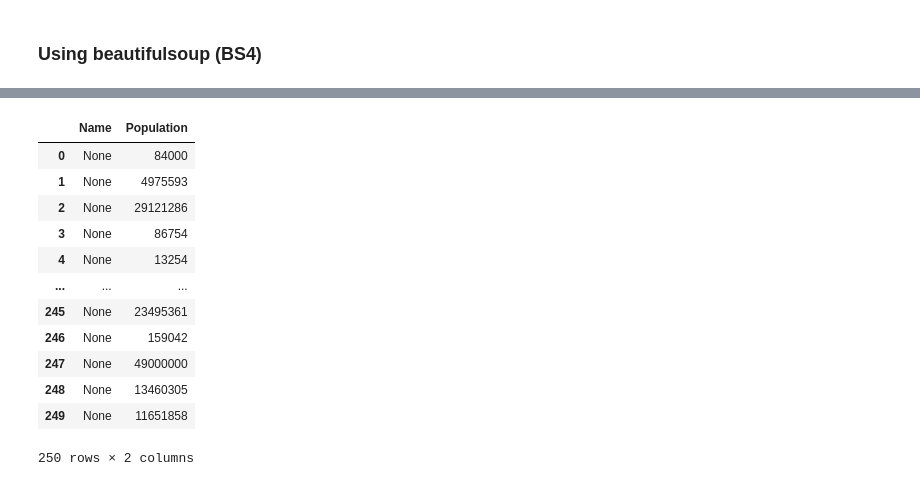
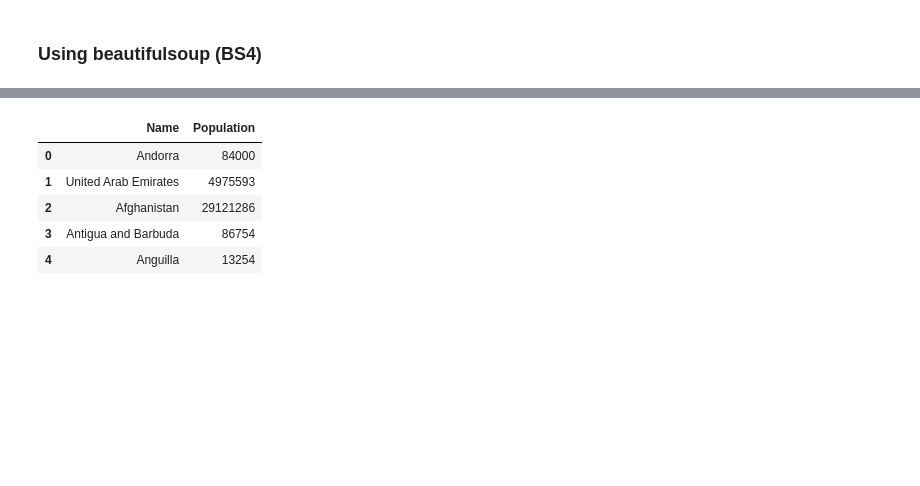
Before and after one commit to Ankit1726/AIML_Resources, a Jupyter notebook: Data_Collection/class_1.ipynb, the cells around one changed output, grey strips where cells are left out. Saved outputs shown, nothing was run; the diff lists cells and outputs as text; code cells hidden in the pictures; blank space fills up the shorter version.

```diff
--- a/Data_Collection/class_1.ipynb
+++ b/Data_Collection/class_1.ipynb
@@ -184,6 +186,8 @@ print(res.status_code)
 if res.status_code == 200:
     print(res.headers)
 
-with open('scraped_data/data1.html','w') as f:
-    f.write(res.text) # single page scraped
+    with open('data.html', 'w', encoding='utf-8') as f:
+        f.write(res.text)
+else:
+    print("Request failed:", res.status_code)
 # %% [output]
@@ -197,6 +203,6 @@ Requirement already satisfied: lxml in d:\aiml prime\venv\lib\site-packages (6.0
 # %%
 from bs4 import BeautifulSoup
-with open("scraped_data/data1.html","r") as  f:
+with open("data.html","r") as  f:
     html_content = f.read()
 
 soup = BeautifulSoup(html_content,"html.parser")
@@ -222,15 +228,9 @@ soup
 </html>
 # %%
-## bs4 methods
+## Bs4 Methods
 all_h3 = soup.find_all("h3")
-all_countires = []
-
-for h3 in all_h3:
-    name = print(h3.get_text(strip=True))
-    # print(h3.find_parent("div")['class'])
-
-    population = h3.find_next("div").select("span.country-population")[0].get_text(strip=True)
-
-    #print(h3.find_next("div").select_one("span.country-population").get_text(strip=True))
-
-    all_countires.append([name,population])
+all_countries = []
+for h3 in soup.find_all("h3"):
+    name = h3.get_text(strip=True)
+    population = h3.find_next("span", class_="country-population").get_text(strip=True)
+    all_countries.append((name, population))
@@ -255,21 +237,14 @@ Zimbabwe
 # %%
 import pandas as pd
-df = pd.DataFrame(all_countires,columns=["Name","Population"])
+df = pd.DataFrame(all_countries,columns=["Name","Population"])
 # %%
-df
+df.head()
 # %% [output]
 |  | Name | Population |
-| 0 | None | 84000 |
-| 1 | None | 4975593 |
-| 2 | None | 29121286 |
-| 3 | None | 86754 |
-| 4 | None | 13254 |
-| ... | ... | ... |
-| 245 | None | 23495361 |
-| 246 | None | 159042 |
-| 247 | None | 49000000 |
-| 248 | None | 13460305 |
-| 249 | None | 11651858 |
+| 0 | Andorra | 84000 |
+| 1 | United Arab Emirates | 4975593 |
+| 2 | Afghanistan | 29121286 |
+| 3 | Antigua and Barbuda | 86754 |
+| 4 | Anguilla | 13254 |
-250 rows × 2 columns
 # %%
 df.to_csv("cleaned_data/data.csv",index=False)
```
Also changed, not shown: parts of 9 cells of this notebook, 2 other files.
